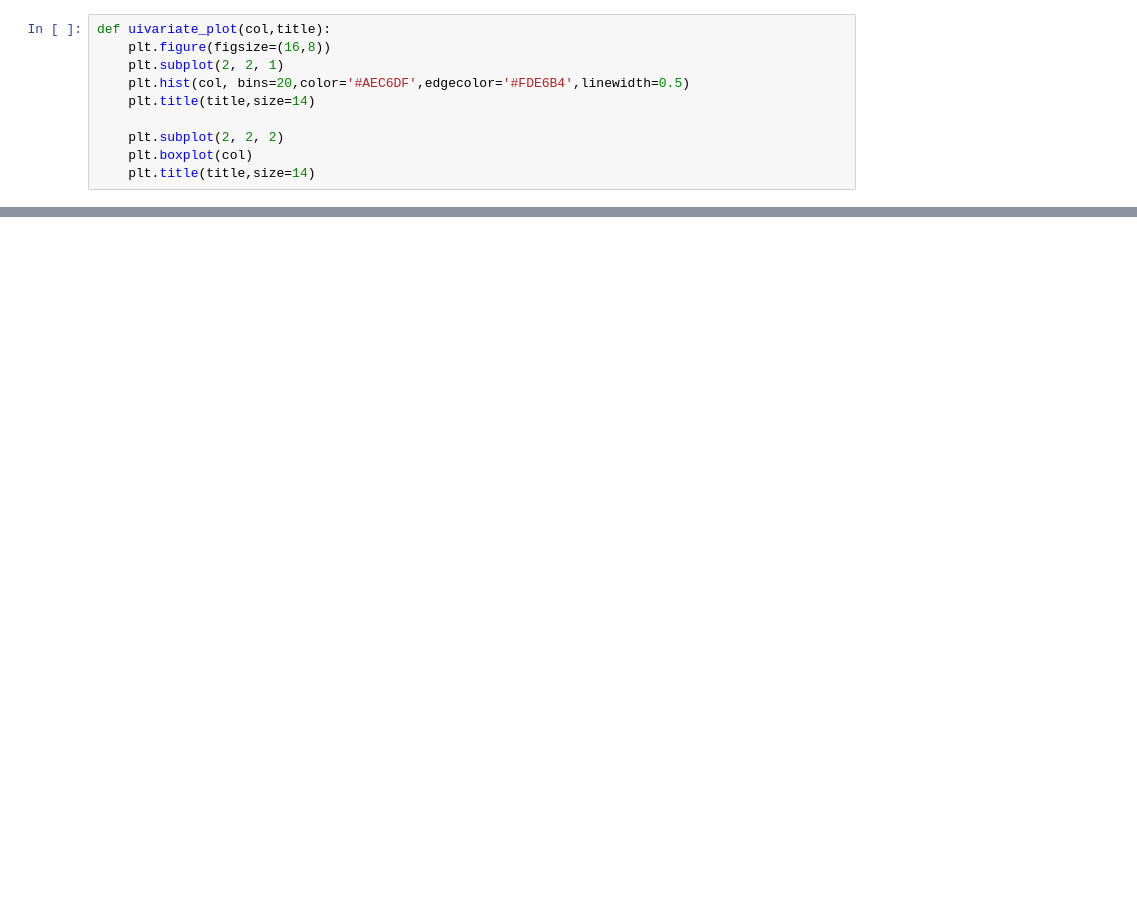
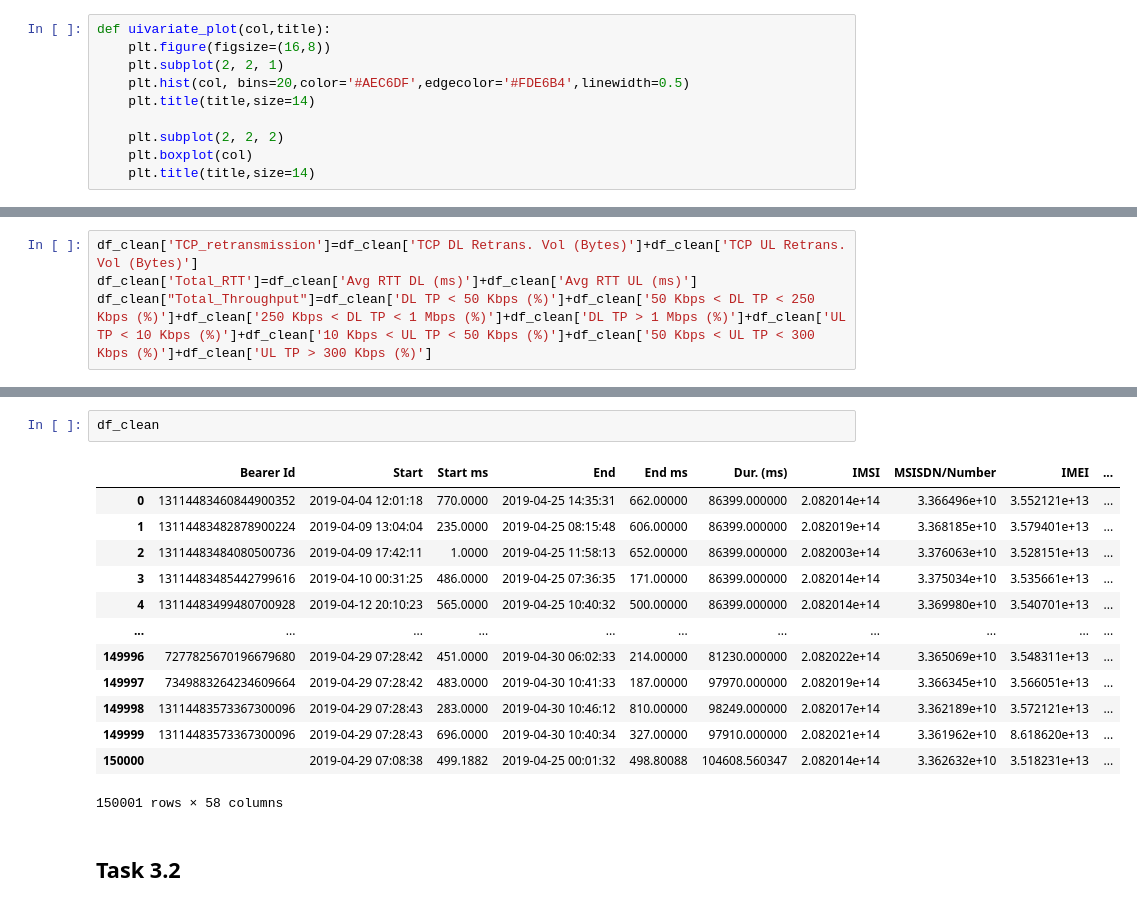
Before and after one commit to Haftom2323/10_Academy_Week1_Challenge, a Jupyter notebook: notebooks/Telecom_Data_Analysis.ipynb, the cells around one changed output, grey strips where cells are left out. Saved outputs shown, nothing was run; the diff lists cells and outputs as text; blank space fills up the shorter version.

```diff
--- a/notebooks/Telecom_Data_Analysis.ipynb
+++ b/notebooks/Telecom_Data_Analysis.ipynb
@@ -689,0 +674,4 @@ new_db=
+# %%
+df_clean['TCP_retransmission']=df_clean['TCP DL Retrans. Vol (Bytes)']+df_clean['TCP UL Retrans. Vol (Bytes)']
+df_clean['Total_RTT']=df_clean['Avg RTT DL (ms)']+df_clean['Avg RTT UL (ms)']
+df_clean["Total_Throughput"]=df_clean['DL TP < 50 Kbps (%)']+df_clean['50 Kbps < DL TP < 250 Kbps (%)']+df_clean['250 Kbps < DL TP < 1 Mbps (%)']+df_clean['DL TP > 1 Mbps (%)']+df_clean['UL TP < 10 Kbps (%)']+df_clean['10 Kbps < UL TP < 50 Kbps (%)']+df_clean['50 Kbps < UL TP < 300 Kbps (%)']+df_clean['UL TP > 300 Kbps (%)']
@@ -689,0 +713,18 @@ new_db=
+# %%
+df_clean
+# %% [output]
+|  | Bearer Id | Start | Start ms | End | End ms | Dur. (ms) | IMSI | MSISDN/Number | IMEI | ... |
+| 0 | 13114483460844900352 | 2019-04-04 12:01:18 | 770.0000 | 2019-04-25 14:35:31 | 662.00000 | 86399.000000 | 2.082014e+14 | 3.366496e+10 | 3.552121e+13 | ... |
+| 1 | 13114483482878900224 | 2019-04-09 13:04:04 | 235.0000 | 2019-04-25 08:15:48 | 606.00000 | 86399.000000 | 2.082019e+14 | 3.368185e+10 | 3.579401e+13 | ... |
+| 2 | 13114483484080500736 | 2019-04-09 17:42:11 | 1.0000 | 2019-04-25 11:58:13 | 652.00000 | 86399.000000 | 2.082003e+14 | 3.376063e+10 | 3.528151e+13 | ... |
+| 3 | 13114483485442799616 | 2019-04-10 00:31:25 | 486.0000 | 2019-04-25 07:36:35 | 171.00000 | 86399.000000 | 2.082014e+14 | 3.375034e+10 | 3.535661e+13 | ... |
+| 4 | 13114483499480700928 | 2019-04-12 20:10:23 | 565.0000 | 2019-04-25 10:40:32 | 500.00000 | 86399.000000 | 2.082014e+14 | 3.369980e+10 | 3.540701e+13 | ... |
+| ... | ... | ... | ... | ... | ... | ... | ... | ... | ... | ... |
+| 149996 | 7277825670196679680 | 2019-04-29 07:28:42 | 451.0000 | 2019-04-30 06:02:33 | 214.00000 | 81230.000000 | 2.082022e+14 | 3.365069e+10 | 3.548311e+13 | ... |
+| 149997 | 7349883264234609664 | 2019-04-29 07:28:42 | 483.0000 | 2019-04-30 10:41:33 | 187.00000 | 97970.000000 | 2.082019e+14 | 3.366345e+10 | 3.566051e+13 | ... |
+| 149998 | 13114483573367300096 | 2019-04-29 07:28:43 | 283.0000 | 2019-04-30 10:46:12 | 810.00000 | 98249.000000 | 2.082017e+14 | 3.362189e+10 | 3.572121e+13 | ... |
+| 149999 | 13114483573367300096 | 2019-04-29 07:28:43 | 696.0000 | 2019-04-30 10:40:34 | 327.00000 | 97910.000000 | 2.082021e+14 | 3.361962e+10 | 8.618620e+13 | ... |
+| 150000 |  | 2019-04-29 07:08:38 | 499.1882 | 2019-04-25 00:01:32 | 498.80088 | 104608.560347 | 2.082014e+14 | 3.362632e+10 | 3.518231e+13 | ... |
+150001 rows × 58 columns
+# %% [markdown]
+## Task 3.2
```
Also changed, not shown: parts of 138 cells of this notebook.
